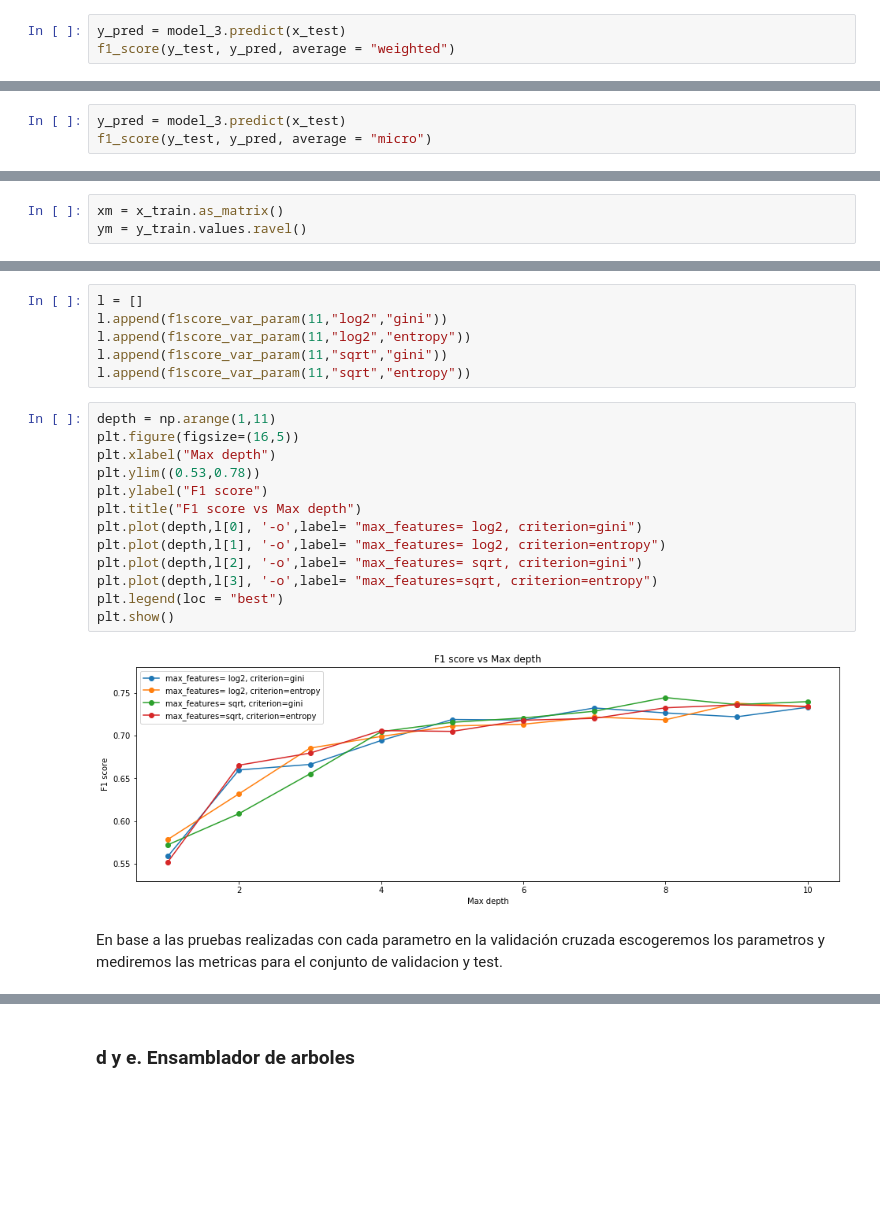
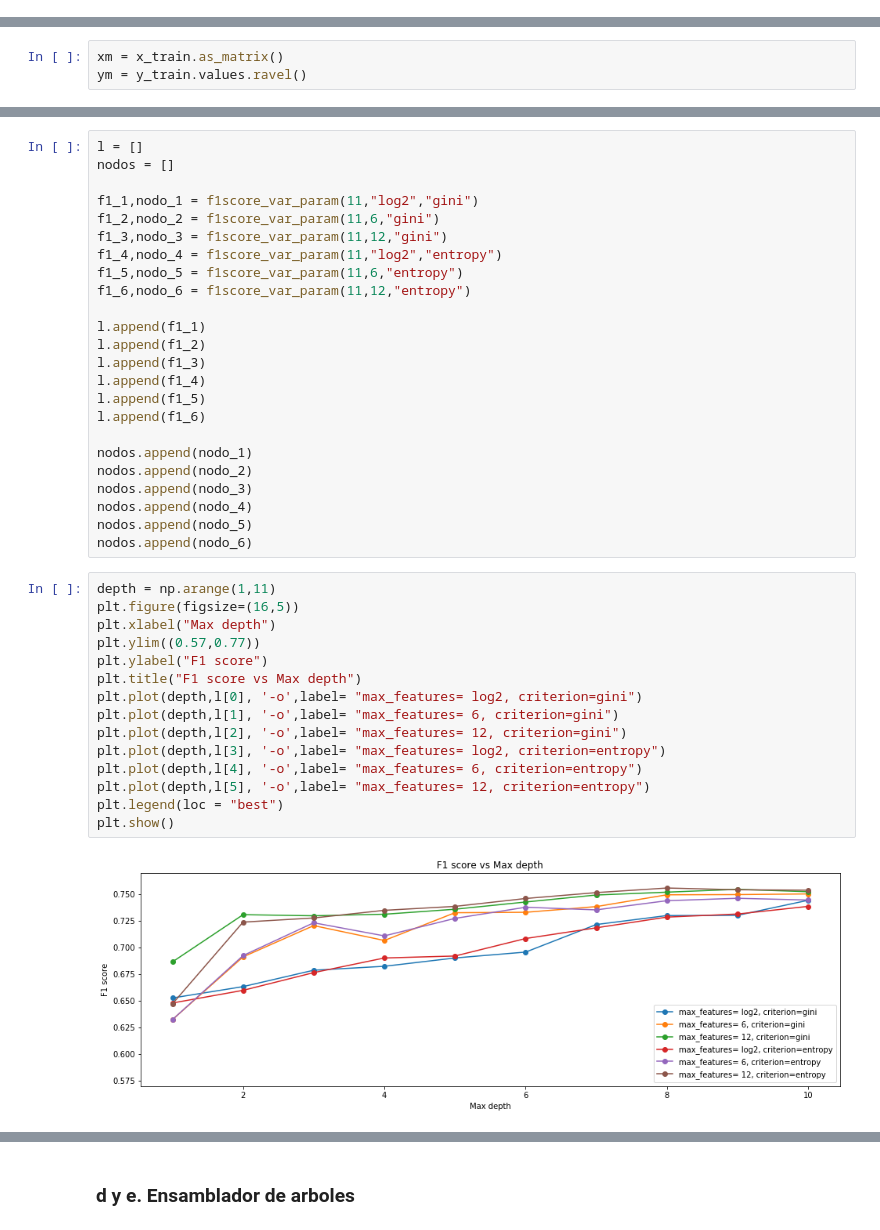
Before and after one commit to VitoVoti/T3_ML_NonLinear, a Jupyter notebook: pregunta3.ipynb, the cells around one changed output, grey strips where cells are left out. Saved outputs shown, nothing was run; the diff lists cells and outputs as text; blank space fills up the shorter version.

```diff
--- a/pregunta3.ipynb
+++ b/pregunta3.ipynb
@@ -226,6 +247,3 @@ Buena calidad       1.00      1.00      1.00      3081
   avg / total       0.77      0.78      0.78      1625
 
 =======================================================
-# %%
-y_pred = model_3.predict(x_test)
-f1_score(y_test, y_pred, average = "weighted")
@@ -234,3 +249,0 @@ f1_score(y_test, y_pred, average = "weighted")
-# %%
-y_pred = model_3.predict(x_test)
-f1_score(y_test, y_pred, average = "micro")
@@ -262,23 +282,41 @@ def f1score_var_param(depth,f,crit):
-# %%
-l = []
-l.append(f1score_var_param(11,"log2","gini"))
-l.append(f1score_var_param(11,"log2","entropy"))
-l.append(f1score_var_param(11,"sqrt","gini"))
-l.append(f1score_var_param(11,"sqrt","entropy"))
+# %%
+l = []
+nodos = []
+
+f1_1,nodo_1 = f1score_var_param(11,"log2","gini")
+f1_2,nodo_2 = f1score_var_param(11,6,"gini")
+f1_3,nodo_3 = f1score_var_param(11,12,"gini")
+f1_4,nodo_4 = f1score_var_param(11,"log2","entropy")
+f1_5,nodo_5 = f1score_var_param(11,6,"entropy")
+f1_6,nodo_6 = f1score_var_param(11,12,"entropy")
+
+l.append(f1_1)
+l.append(f1_2)
+l.append(f1_3)
+l.append(f1_4)
+l.append(f1_5)
+l.append(f1_6)
+
+nodos.append(nodo_1)
+nodos.append(nodo_2)
+nodos.append(nodo_3)
+nodos.append(nodo_4)
+nodos.append(nodo_5)
+nodos.append(nodo_6)
 # %%
 depth = np.arange(1,11)
 plt.figure(figsize=(16,5))
 plt.xlabel("Max depth")
-plt.ylim((0.53,0.78))
+plt.ylim((0.57,0.77))
 plt.ylabel("F1 score")
 plt.title("F1 score vs Max depth")
 plt.plot(depth,l[0], '-o',label= "max_features= log2, criterion=gini")
-plt.plot(depth,l[1], '-o',label= "max_features= log2, criterion=entropy")
-plt.plot(depth,l[2], '-o',label= "max_features= sqrt, criterion=gini")
-plt.plot(depth,l[3], '-o',label= "max_features=sqrt, criterion=entropy")
+plt.plot(depth,l[1], '-o',label= "max_features= 6, criterion=gini")
+plt.plot(depth,l[2], '-o',label= "max_features= 12, criterion=gini")
+plt.plot(depth,l[3], '-o',label= "max_features= log2, criterion=entropy")
+plt.plot(depth,l[4], '-o',label= "max_features= 6, criterion=entropy")
+plt.plot(depth,l[5], '-o',label= "max_features= 12, criterion=entropy")
 plt.legend(loc = "best")
 plt.show()
 # %% [output]
-[figure, old version]
+[figure, new version]
-# %% [markdown]
-En base a las pruebas realizadas con cada parametro en la validación cruzada escogeremos los parametros y mediremos las metricas para el conjunto de validacion y test.
```
Also changed, not shown: parts of 17 cells of this notebook.
